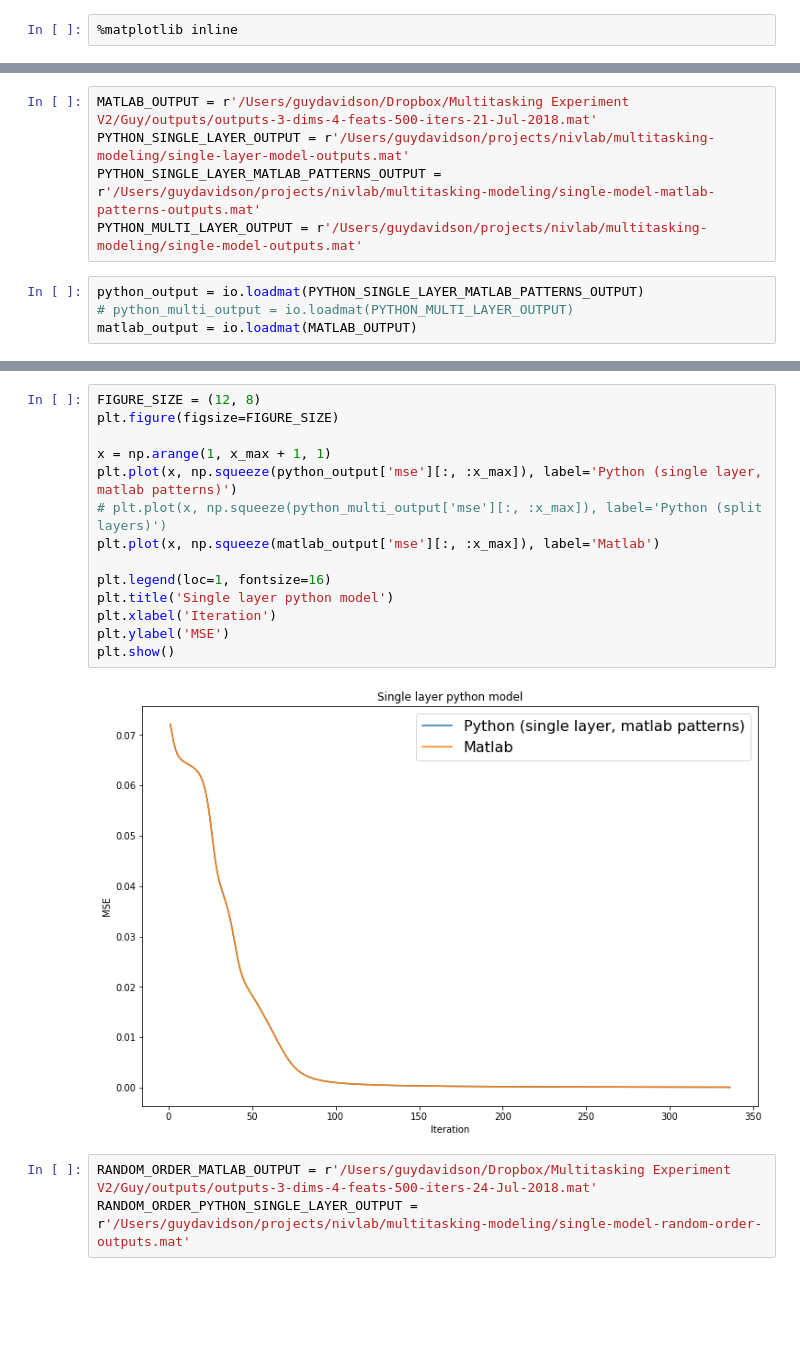
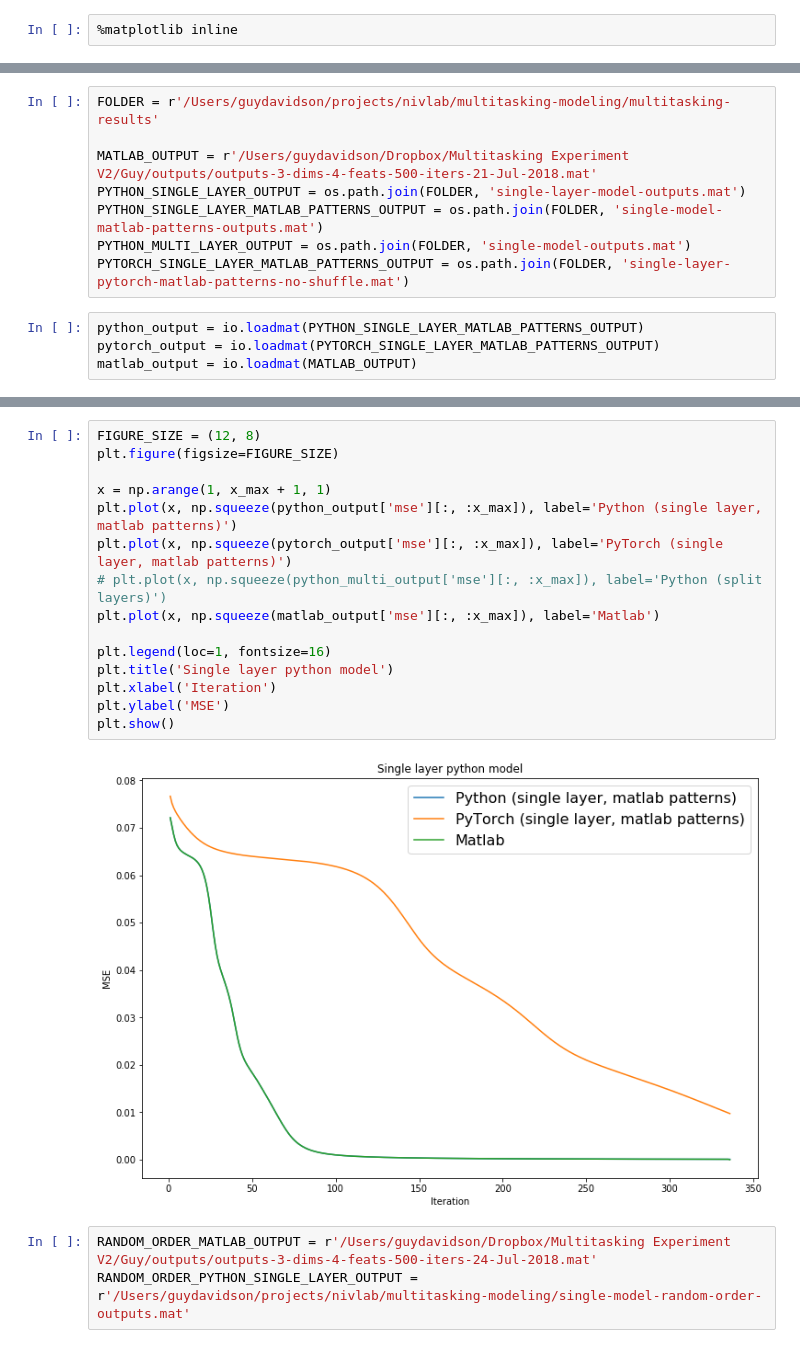
Before and after one commit to guydav/multitasking-modeling, a Jupyter notebook: models.ipynb, the cells around one changed output, grey strips where cells are left out. Drawn from its saved outputs; the diff is of its cells as text; blank space fills up the shorter version.

```diff
--- a/models.ipynb
+++ b/models.ipynb
@@ -8,11 +9,14 @@ from scipy import io
 # %%
+FOLDER = r'/Users/guydavidson/projects/nivlab/multitasking-modeling/multitasking-results'
+
 MATLAB_OUTPUT = r'/Users/guydavidson/Dropbox/Multitasking Experiment V2/Guy/outputs/outputs-3-dims-4-feats-500-iters-21-Jul-2018.mat'
-PYTHON_SINGLE_LAYER_OUTPUT = r'/Users/guydavidson/projects/nivlab/multitasking-modeling/single-layer-model-outputs.mat'
-PYTHON_SINGLE_LAYER_MATLAB_PATTERNS_OUTPUT = r'/Users/guydavidson/projects/nivlab/multitasking-modeling/single-model-matlab-patterns-outputs.mat'
-PYTHON_MULTI_LAYER_OUTPUT = r'/Users/guydavidson/projects/nivlab/multitasking-modeling/single-model-outputs.mat'
+PYTHON_SINGLE_LAYER_OUTPUT = os.path.join(FOLDER, 'single-layer-model-outputs.mat')
+PYTHON_SINGLE_LAYER_MATLAB_PATTERNS_OUTPUT = os.path.join(FOLDER, 'single-model-matlab-patterns-outputs.mat')
+PYTHON_MULTI_LAYER_OUTPUT = os.path.join(FOLDER, 'single-model-outputs.mat')
+PYTORCH_SINGLE_LAYER_MATLAB_PATTERNS_OUTPUT = os.path.join(FOLDER, 'single-layer-pytorch-matlab-patterns-no-shuffle.mat')
 # %%
 python_output = io.loadmat(PYTHON_SINGLE_LAYER_MATLAB_PATTERNS_OUTPUT)
-# python_multi_output = io.loadmat(PYTHON_MULTI_LAYER_OUTPUT)
+pytorch_output = io.loadmat(PYTORCH_SINGLE_LAYER_MATLAB_PATTERNS_OUTPUT)
 matlab_output = io.loadmat(MATLAB_OUTPUT)
 # %%
 print(matlab_output['mse'].shape)
@@ -26,19 +32,20 @@ x_max = min([out['mse'].shape[1] for out in (matlab_output, python_output)]) #,
 # %%
 FIGURE_SIZE = (12, 8)
 plt.figure(figsize=FIGURE_SIZE)
 
 x = np.arange(1, x_max + 1, 1)
 plt.plot(x, np.squeeze(python_output['mse'][:, :x_max]), label='Python (single layer, matlab patterns)')
+plt.plot(x, np.squeeze(pytorch_output['mse'][:, :x_max]), label='PyTorch (single layer, matlab patterns)')
 # plt.plot(x, np.squeeze(python_multi_output['mse'][:, :x_max]), label='Python (split layers)')
 plt.plot(x, np.squeeze(matlab_output['mse'][:, :x_max]), label='Matlab')
 
 plt.legend(loc=1, fontsize=16)
 plt.title('Single layer python model')
 plt.xlabel('Iteration')
 plt.ylabel('MSE')
 plt.show()
 # %% [output]
-[figure, old version]
+[figure, new version]
 # %%
 RANDOM_ORDER_MATLAB_OUTPUT = r'/Users/guydavidson/Dropbox/Multitasking Experiment V2/Guy/outputs/outputs-3-dims-4-feats-500-iters-24-Jul-2018.mat'
 RANDOM_ORDER_PYTHON_SINGLE_LAYER_OUTPUT = r'/Users/guydavidson/projects/nivlab/multitasking-modeling/single-model-random-order-outputs.mat'
```
Also changed, not shown: parts of 5 cells of this notebook, 37 other files.
